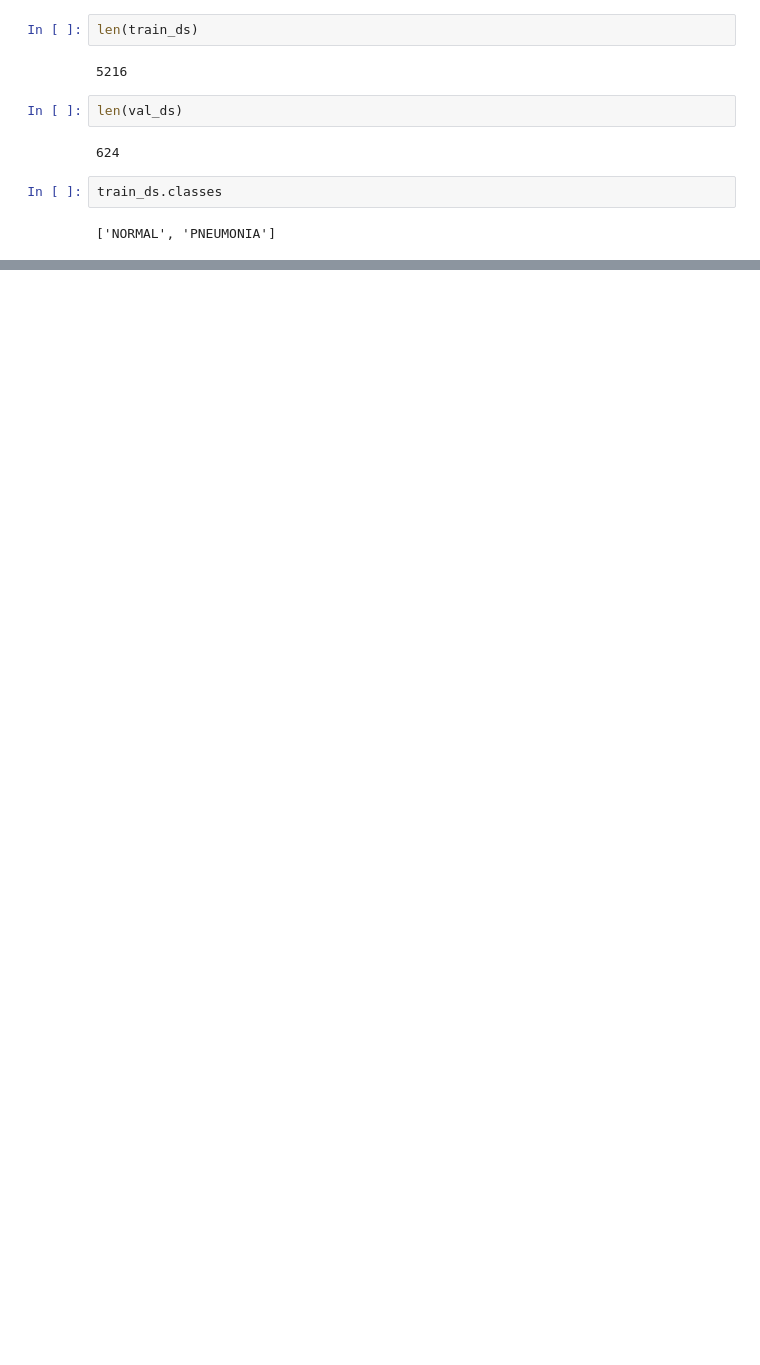
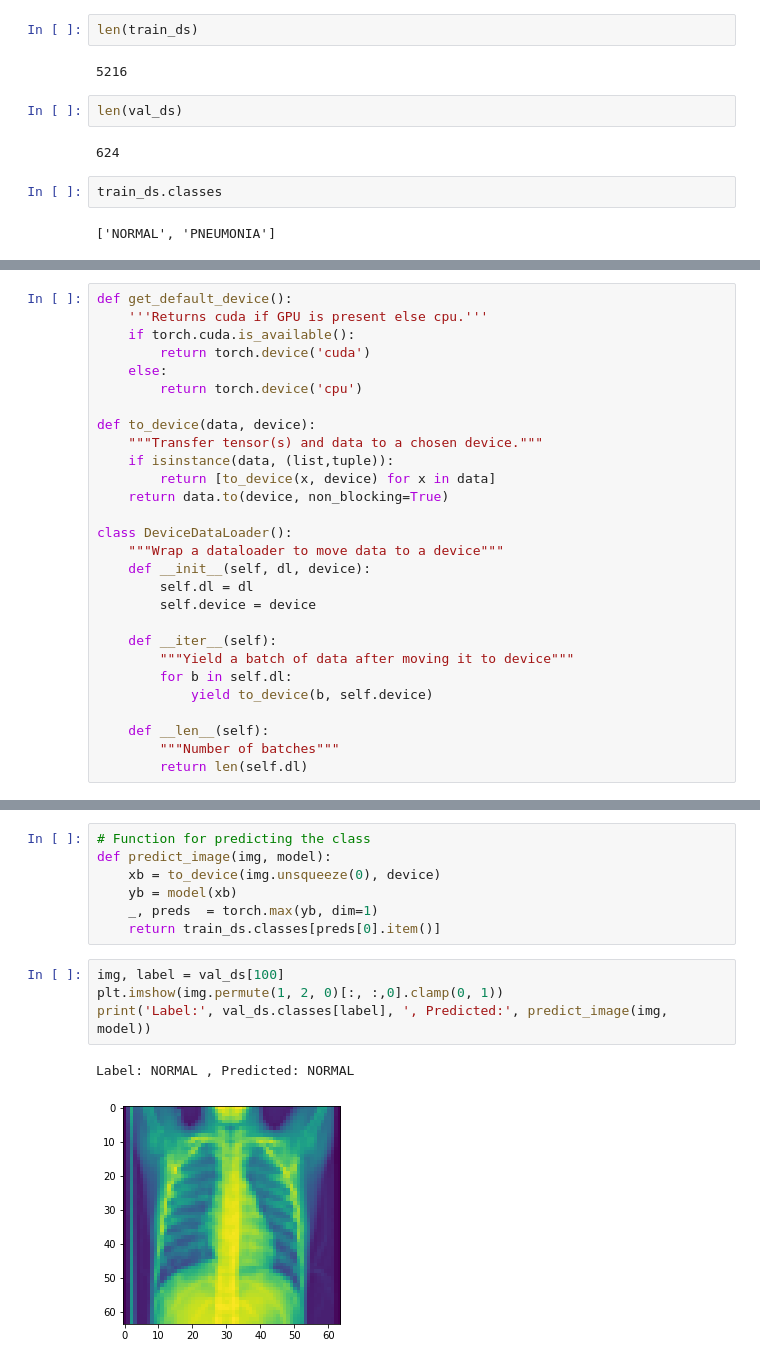
Before and after one commit to shreemannarayana/ImageClassificationPneumoniaDetector, a Jupyter notebook: Project.ipynb, the cells around one changed output, grey strips where cells are left out. Drawn from its saved outputs; the diff is of its cells as text; blank space fills up the shorter version.

```diff
--- a/Project.ipynb
+++ b/Project.ipynb
@@ -268,0 +200,28 @@ Epoch [0], train_loss: 0.5874, val_loss: 0.5618, val_acc: 0.7506
+# %%
+def get_default_device():
+    '''Returns cuda if GPU is present else cpu.'''
+    if torch.cuda.is_available():
+        return torch.device('cuda')
+    else:
+        return torch.device('cpu')
+
+def to_device(data, device):
+    """Transfer tensor(s) and data to a chosen device."""
+    if isinstance(data, (list,tuple)):
+        return [to_device(x, device) for x in data]
+    return data.to(device, non_blocking=True)
+
+class DeviceDataLoader():
+    """Wrap a dataloader to move data to a device"""
+    def __init__(self, dl, device):
+        self.dl = dl
+        self.device = device
+
+    def __iter__(self):
+        """Yield a batch of data after moving it to device"""
+        for b in self.dl:
+            yield to_device(b, self.device)
+
+    def __len__(self):
+        """Number of batches"""
+        return len(self.dl)
@@ -268,0 +354,14 @@ Epoch [0], train_loss: 0.5874, val_loss: 0.5618, val_acc: 0.7506
+# %%
+# Function for predicting the class
+def predict_image(img, model):
+    xb = to_device(img.unsqueeze(0), device)
+    yb = model(xb)
+    _, preds  = torch.max(yb, dim=1)
+    return train_ds.classes[preds[0].item()]
+# %%
+img, label = val_ds[100]
+plt.imshow(img.permute(1, 2, 0)[:, :,0].clamp(0, 1))
+print('Label:', val_ds.classes[label], ', Predicted:', predict_image(img, model))
+# %% [output]
+Label: NORMAL , Predicted: NORMAL
+[figure, added]
```
Also changed, not shown: parts of 60 cells of this notebook.
